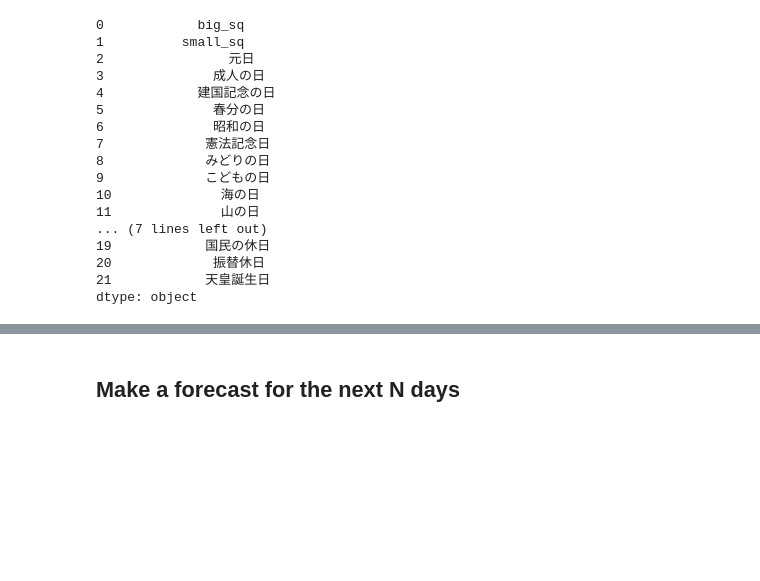
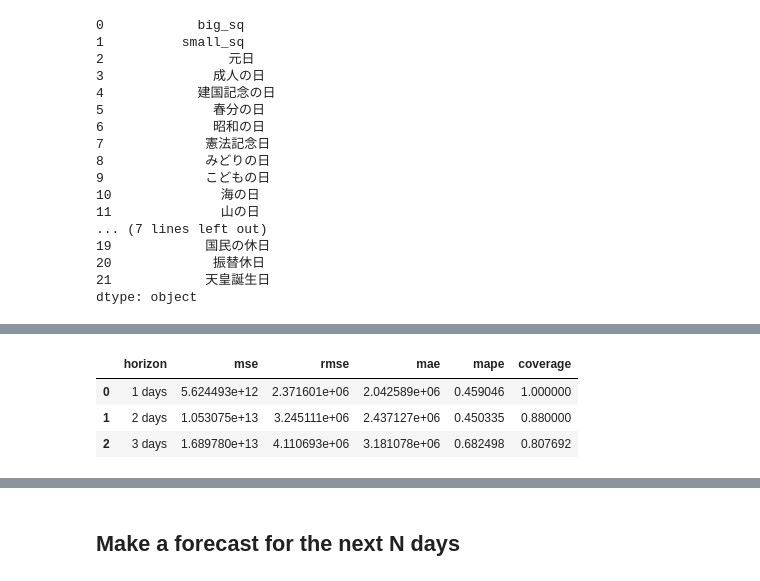
Before and after one commit to dmitryaleks/ml-trading, a Jupyter notebook: models/prophet/traded-volume-forecasting.ipynb, the cells around one changed output, grey strips where cells are left out. Drawn from its saved outputs; the diff is of its cells as text; code cells hidden in the pictures; blank space fills up the shorter version.

```diff
--- a/models/prophet/traded-volume-forecasting.ipynb
+++ b/models/prophet/traded-volume-forecasting.ipynb
@@ -80,0 +96,9 @@ dtype: object
+# %%
+from fbprophet.diagnostics import performance_metrics
+df_p = performance_metrics(df_cv)
+df_p.head()
+# %% [output]
+|  | horizon | mse | rmse | mae | mape | coverage |
+| 0 | 1 days | 5.624493e+12 | 2.371601e+06 | 2.042589e+06 | 0.459046 | 1.000000 |
+| 1 | 2 days | 1.053075e+13 | 3.245111e+06 | 2.437127e+06 | 0.450335 | 0.880000 |
+| 2 | 3 days | 1.689780e+13 | 4.110693e+06 | 3.181078e+06 | 0.682498 | 0.807692 |
```
Also changed, not shown: parts of 6 cells of this notebook.
